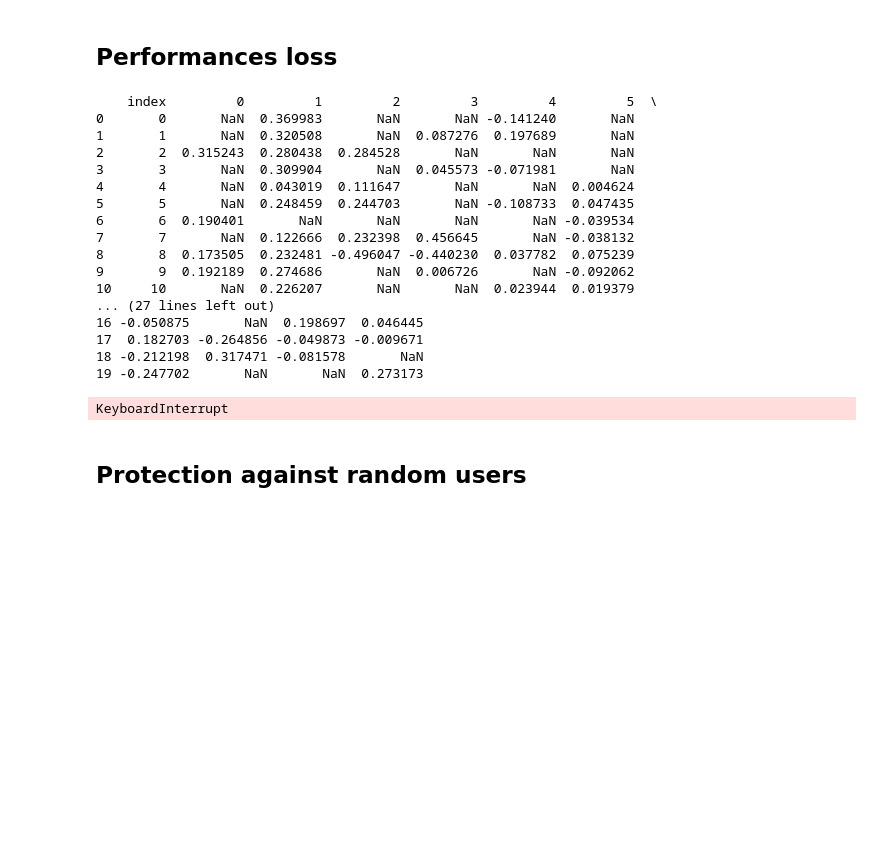
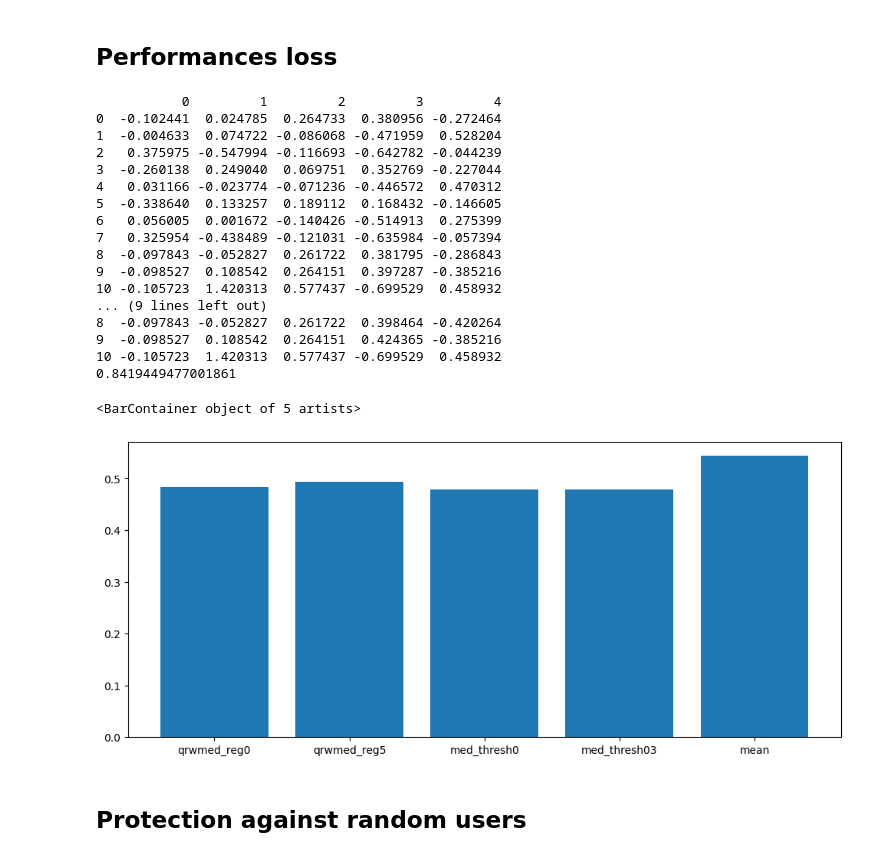
Before and after one commit to Jenjamin3000/RobustColab, a Jupyter notebook: comparisons.ipynb, the cells around one changed output. Drawn from its saved outputs; the diff is of its cells as text; code cells hidden in the pictures; blank space fills up the shorter version.

```diff
--- a/comparisons.ipynb
+++ b/comparisons.ipynb
@@ -650,51 +599,52 @@ def compute_all_errors(complete_ratings, nb_attackers=1, missing_prob=0.5):
 
     return qrwmed_reg5_error, qrwmed_reg0_error, med_thresh0_error, med_thresh03_error, mean_error
 # %%
-n_users = 20
-n_items = 10
+n_users = 10
+n_items = 5
 
 ratings_df, long_df, meta = generate_synthetic_ratings(
         n_users=n_users,
         n_items=n_items,
         n_factors=6,
         n_groups=4,
         group_strength=0.1,
         user_noise=0.1,
         item_scale=0.1,
         user_bias_std=0.0,
         item_bias_std=0.0,
         global_mean=0.0,
         noise_std=0.05,
         rating_min=None,
         rating_max=None,
         random_seed=None
         )
 
 #ratings_nans = inject_nans(ratings_df, 0.1, None)
 
-qrwmed_reg5_error, qrwmed_reg0_error, med_thresh0_error, med_thresh03_error, mean_error = compute_all_errors(ratings_df, nb_attackers=0)
+qrwmed_reg5_error, qrwmed_reg0_error, med_thresh0_error, med_thresh03_error, mean_error = compute_all_errors(ratings_df, nb_attackers=1, missing_prob=0.1)
 
 plt.figure(figsize=(12,5))
 plt.bar(['qrwmed_reg0','qrwmed_reg5','med_thresh0','med_thresh03','mean'], [qrwmed_reg5_error,qrwmed_reg0_error,med_thresh0_error,med_thresh03_error,mean_error])
 # %% [output]
-    index         0         1         2         3         4         5  \
-0       0       NaN  0.369983       NaN       NaN -0.141240       NaN
-1       1       NaN  0.320508       NaN  0.087276  0.197689       NaN
-2       2  0.315243  0.280438  0.284528       NaN       NaN       NaN
-3       3       NaN  0.309904       NaN  0.045573 -0.071981       NaN
-4       4       NaN  0.043019  0.111647       NaN       NaN  0.004624
-5       5       NaN  0.248459  0.244703       NaN -0.108733  0.047435
-6       6  0.190401       NaN       NaN       NaN       NaN -0.039534
-7       7       NaN  0.122666  0.232398  0.456645       NaN -0.038132
-8       8  0.173505  0.232481 -0.496047 -0.440230  0.037782  0.075239
-9       9  0.192189  0.274686       NaN  0.006726       NaN -0.092062
-10     10       NaN  0.226207       NaN       NaN  0.023944  0.019379
-... (27 lines left out)
-16 -0.050875       NaN  0.198697  0.046445
-17  0.182703 -0.264856 -0.049873 -0.009671
-18 -0.212198  0.317471 -0.081578       NaN
-19 -0.247702       NaN       NaN  0.273173
+           0         1         2         3         4
+0  -0.102441  0.024785  0.264733  0.380956 -0.272464
+1  -0.004633  0.074722 -0.086068 -0.471959  0.528204
+2   0.375975 -0.547994 -0.116693 -0.642782 -0.044239
+3  -0.260138  0.249040  0.069751  0.352769 -0.227044
+4   0.031166 -0.023774 -0.071236 -0.446572  0.470312
+5  -0.338640  0.133257  0.189112  0.168432 -0.146605
+6   0.056005  0.001672 -0.140426 -0.514913  0.275399
+7   0.325954 -0.438489 -0.121031 -0.635984 -0.057394
+8  -0.097843 -0.052827  0.261722  0.381795 -0.286843
+9  -0.098527  0.108542  0.264151  0.397287 -0.385216
+10 -0.105723  1.420313  0.577437 -0.699529  0.458932
+... (9 lines left out)
+8  -0.097843 -0.052827  0.261722  0.398464 -0.420264
+9  -0.098527  0.108542  0.264151  0.424365 -0.385216
+10 -0.105723  1.420313  0.577437 -0.699529  0.458932
+0.8419449477001861
-KeyboardInterrupt
+<BarContainer object of 5 artists>
+[figure, added]
 # %% [markdown]
 ## Protection against random users
 # %%
```
Also changed, not shown: parts of 6 cells of this notebook.
